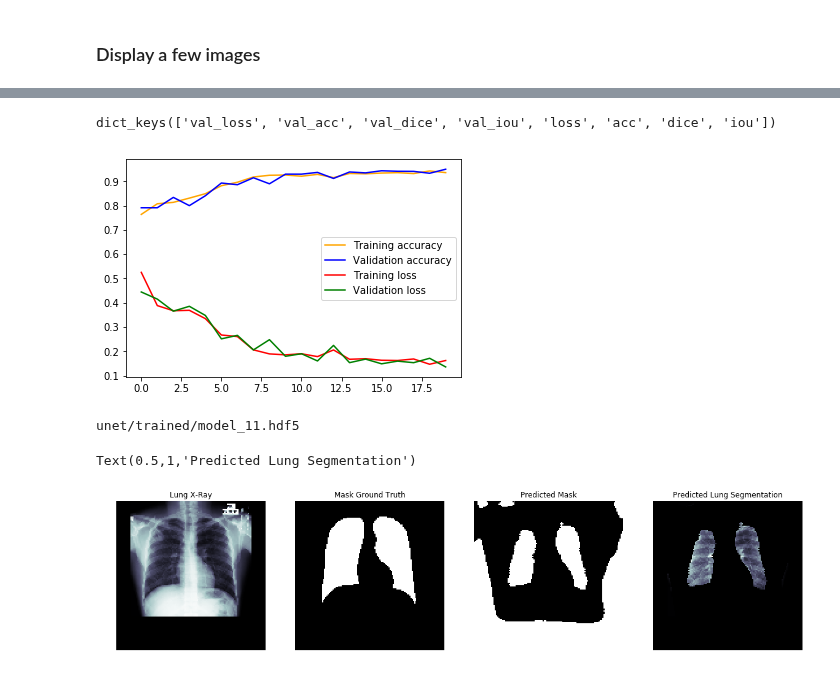
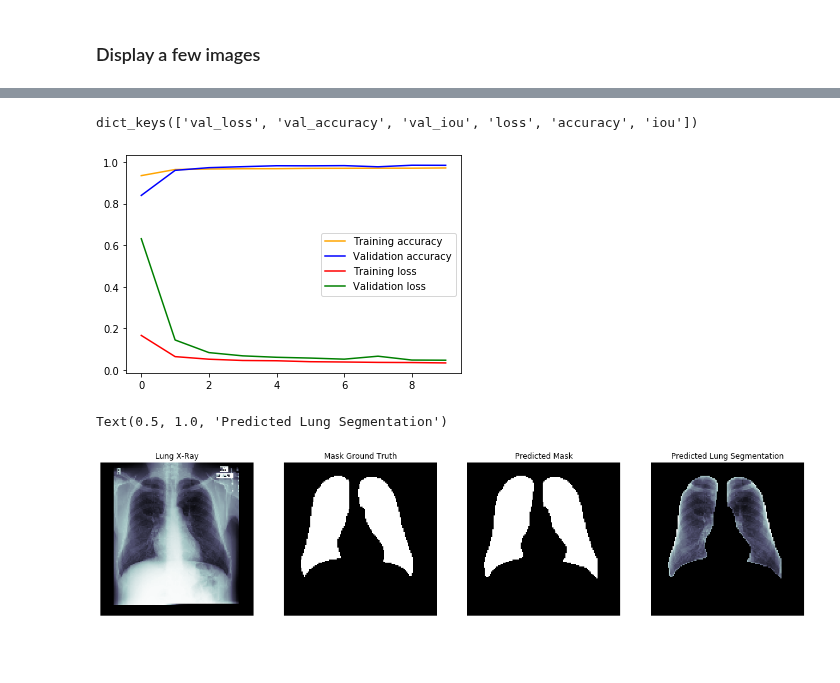
Before and after one commit to mdai/ml-lessons, a Jupyter notebook: lesson2-lung-xrays-segmentation.ipynb, the cells around one changed output, grey strips where cells are left out. Drawn from its saved outputs; the diff is of its cells as text; code cells hidden in the pictures; blank space fills up the shorter version.

Commit message:
Additional model deployment example lung [ch706]

```diff
--- a/lesson2-lung-xrays-segmentation.ipynb
+++ b/lesson2-lung-xrays-segmentation.ipynb
@@ -244,0 +284,18 @@ Epoch 00020: val_loss improved from 0.14882 to 0.13604, saving model to /home/tx
+# %%
+from keras.callbacks import ModelCheckpoint, EarlyStopping
+
+model_filename = 'lung_segmentation.h5'
+callbacks = [
+    EarlyStopping(monitor="val_loss", patience=3, verbose=1, min_delta=1e-4),
+    ModelCheckpoint(
+        model_filename, monitor="val_loss", verbose=1, save_best_only=True, mode="auto"
+    )]
+# %%
+from keras.optimizers import Adam
+from keras_unet.metrics import iou
+
+model.compile(
+    optimizer=Adam(),
+    loss='binary_crossentropy',
+    metrics=["accuracy", iou]
+)
@@ -244,0 +306,8 @@ Epoch 00020: val_loss improved from 0.14882 to 0.13604, saving model to /home/tx
+# %%
+history = model.fit_generator(
+    train_gen,
+    steps_per_epoch=100,
+    epochs=10,
+    validation_data=(x_val, y_val),
+    callbacks=callbacks
+)
@@ -248,54 +335,45 @@ import matplotlib.pyplot as plt
 print(history.history.keys())
 
 plt.figure()
-plt.plot(history.history['acc'], 'orange', label='Training accuracy')
-plt.plot(history.history['val_acc'], 'blue', label='Validation accuracy')
+plt.plot(history.history['accuracy'], 'orange', label='Training accuracy')
+plt.plot(history.history['val_accuracy'], 'blue', label='Validation accuracy')
 plt.plot(history.history['loss'], 'red', label='Training loss')
 plt.plot(history.history['val_loss'], 'green', label='Validation loss')
 plt.legend()
 plt.show()
 # %% [output]
-dict_keys(['val_loss', 'val_acc', 'val_dice', 'val_iou', 'loss', 'acc', 'dice', 'iou'])
+dict_keys(['val_loss', 'val_accuracy', 'val_iou', 'loss', 'accuracy', 'iou'])
-[figure, old version]
+[figure, new version]
-# %%
-from keras.models import load_model
-import keras.backend as K
-
-model_name = 'unet/trained/model_'+name+'.hdf5'
-print(model_name)
-model = load_model(model_name, custom_objects={'dice': train.dice, 'iou': train.iou})
-# %% [output]
-unet/trained/model_11.hdf5
 # %%
-images, masks = dataset.load_images(imgs_anns_dict)
+images, masks = load_images(imgs_anns_dict)
 
 plt.figure(figsize=(20, 10))
 
 img_index = random.choice(range(len(images)))
 
 plt.subplot(1,4,1)
 random_img = images[img_index,:,:,0]
 plt.imshow(random_img, cmap=plt.cm.bone)
 plt.axis('off')
 plt.title('Lung X-Ray')
 
 plt.subplot(1,4,2)
 random_mask = masks[img_index,:,:,0]
 plt.imshow(random_mask, cmap=plt.cm.bone)
 plt.axis('off')
 plt.title('Mask Ground Truth')
 
 random_img_2 = np.expand_dims(np.expand_dims(random_img, axis=0), axis=3)
 mask = model.predict(random_img_2)[0][:,:,0] > 0.5
 plt.subplot(1,4,3)
 plt.imshow(mask, cmap=plt.cm.bone)
 plt.axis('off')
 plt.title('Predicted Mask')
 
 plt.subplot(1,4,4)
 plt.imshow(cv2.bitwise_and(random_img, random_img, mask=mask.astype(np.uint8)), cmap=plt.cm.bone)
 plt.axis('off')
 plt.title('Predicted Lung Segmentation')
 # %% [output]
-Text(0.5,1,'Predicted Lung Segmentation')
+Text(0.5, 1.0, 'Predicted Lung Segmentation')
-[figure, old version]
+[figure, new version]
```
Also changed, not shown: parts of 20 cells of this notebook.
